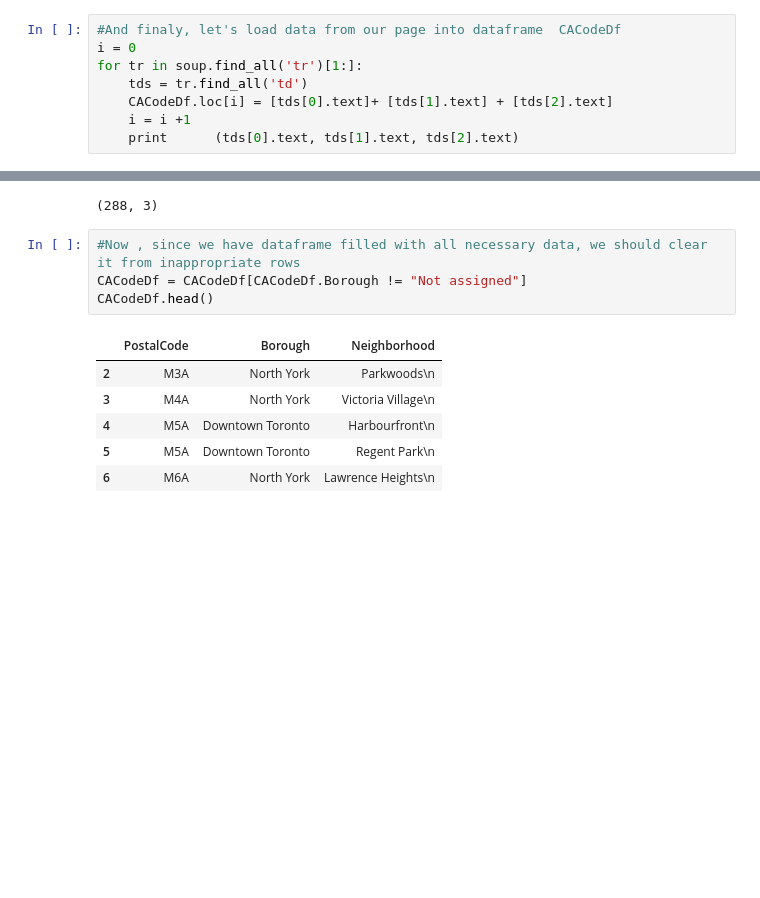
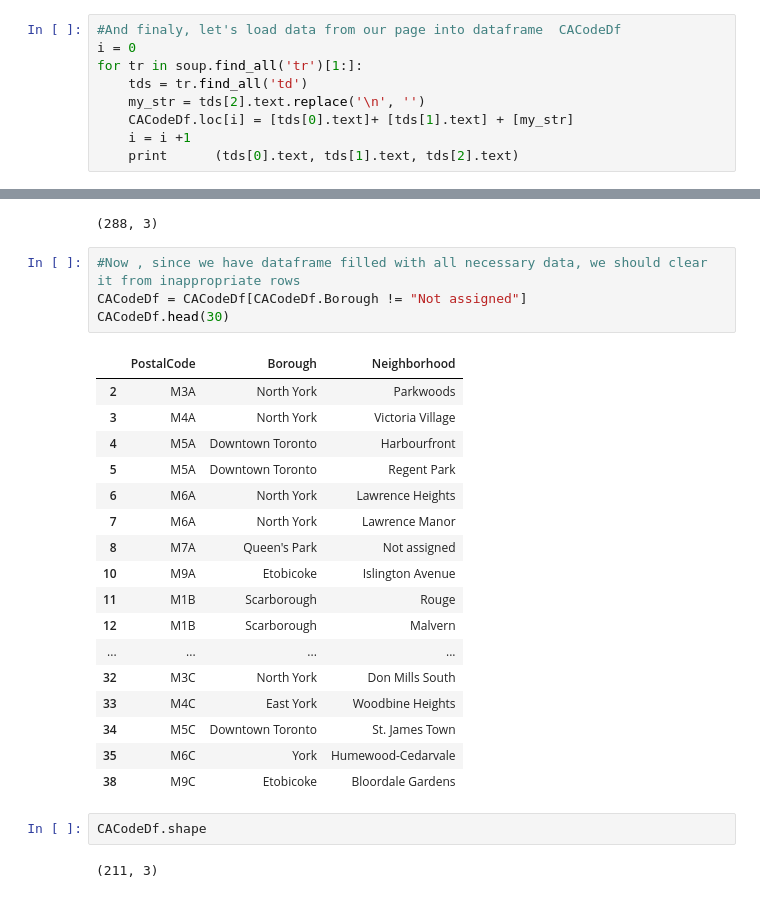
Before and after one commit to IreneCh25/Capstone-Project-Repository, a Jupyter notebook: W3Assignment.ipynb, the cells around one changed output, grey strips where cells are left out. Saved outputs shown, nothing was run; the diff lists cells and outputs as text; blank space fills up the shorter version.

```diff
--- a/W3Assignment.ipynb
+++ b/W3Assignment.ipynb
@@ -53,7 +53,8 @@ CACodeDf = pd.DataFrame(columns=["PostalCode", "Borough", "Neighborhood"])
 i = 0
 for tr in soup.find_all('tr')[1:]:
     tds = tr.find_all('td')
-    CACodeDf.loc[i] = [tds[0].text]+ [tds[1].text] + [tds[2].text]
+    my_str = tds[2].text.replace('\n', '')
+    CACodeDf.loc[i] = [tds[0].text]+ [tds[1].text] + [my_str]
     i = i +1
     print      (tds[0].text, tds[1].text, tds[2].text)
 # %% [output]
@@ -91,11 +105,26 @@ CACodeDf.shape
 # %%
 #Now , since we have dataframe filled with all necessary data, we should clear it from inappropriate rows
 CACodeDf = CACodeDf[CACodeDf.Borough != "Not assigned"]
-CACodeDf.head()
+CACodeDf.head(30)
 # %% [output]
 |  | PostalCode | Borough | Neighborhood |
-| 2 | M3A | North York | Parkwoods\n |
-| 3 | M4A | North York | Victoria Village\n |
-| 4 | M5A | Downtown Toronto | Harbourfront\n |
-| 5 | M5A | Downtown Toronto | Regent Park\n |
-| 6 | M6A | North York | Lawrence Heights\n |
+| 2 | M3A | North York | Parkwoods |
+| 3 | M4A | North York | Victoria Village |
+| 4 | M5A | Downtown Toronto | Harbourfront |
+| 5 | M5A | Downtown Toronto | Regent Park |
+| 6 | M6A | North York | Lawrence Heights |
+| 7 | M6A | North York | Lawrence Manor |
+| 8 | M7A | Queen's Park | Not assigned |
+| 10 | M9A | Etobicoke | Islington Avenue |
+| 11 | M1B | Scarborough | Rouge |
+| 12 | M1B | Scarborough | Malvern |
+| ... | ... | ... | ... |
+| 32 | M3C | North York | Don Mills South |
+| 33 | M4C | East York | Woodbine Heights |
+| 34 | M5C | Downtown Toronto | St. James Town |
+| 35 | M6C | York | Humewood-Cedarvale |
+| 38 | M9C | Etobicoke | Bloordale Gardens |
+# %%
+CACodeDf.shape
+# %% [output]
+(211, 3)
```
Also changed, not shown: parts of 5 cells of this notebook.
